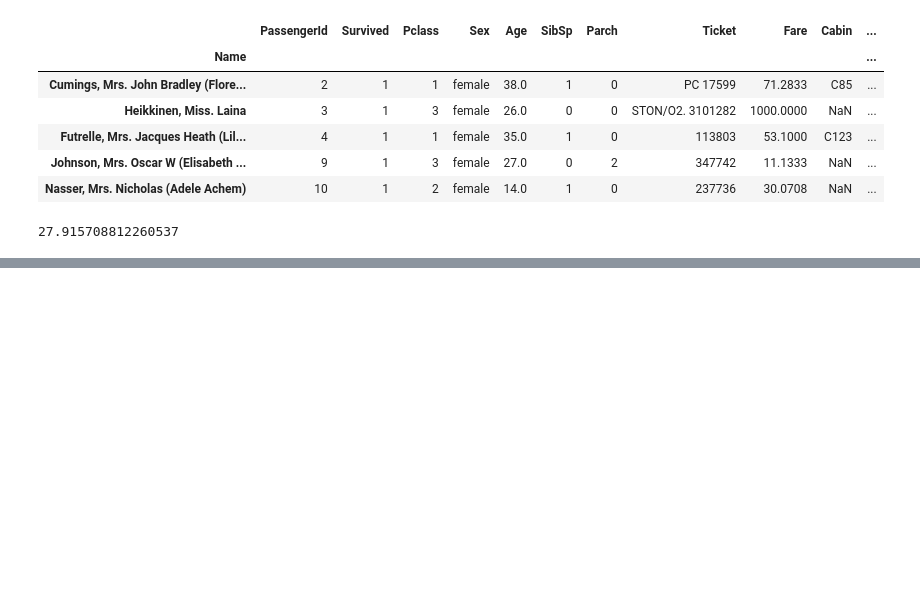
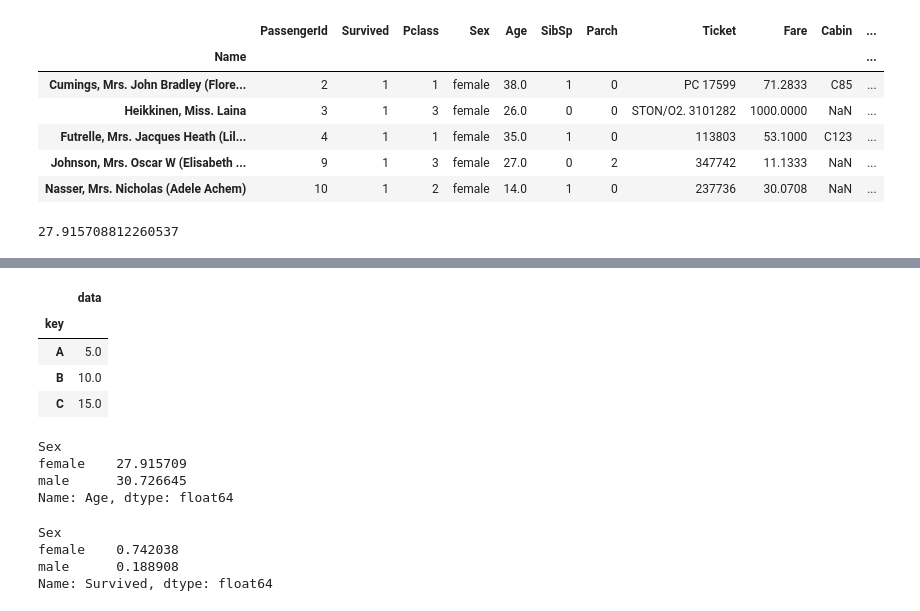
Before and after one commit to AnkieFan/NotesDumpingGround, a Jupyter notebook: NLP/03-pandas/索引.ipynb, the cells around one changed output, grey strips where cells are left out. Saved outputs shown, nothing was run; the diff lists cells and outputs as text; code cells hidden in the pictures; blank space fills up the shorter version.

```diff
--- a/NLP/03-pandas/索引.ipynb
+++ b/NLP/03-pandas/索引.ipynb
@@ -129,0 +168,9 @@ df.loc[df['Sex'] == 'female','Age'].mean()
+# %%
+import numpy as np
+df.groupby('key').aggregate(np.mean) #执行其他操作
+# %% [output]
+|  | data |
+| key |  |
+| A | 5.0 |
+| B | 10.0 |
+| C | 15.0 |
@@ -129,0 +179,14 @@ df.loc[df['Sex'] == 'female','Age'].mean()
+# %%
+df.groupby('Sex')['Age'].mean()
+# %% [output]
+Sex
+female    27.915709
+male      30.726645
+Name: Age, dtype: float64
+# %%
+df.groupby('Sex')['Survived'].mean()
+# %% [output]
+Sex
+female    0.742038
+male      0.188908
+Name: Survived, dtype: float64
```
Also changed, not shown: parts of 7 cells of this notebook.
